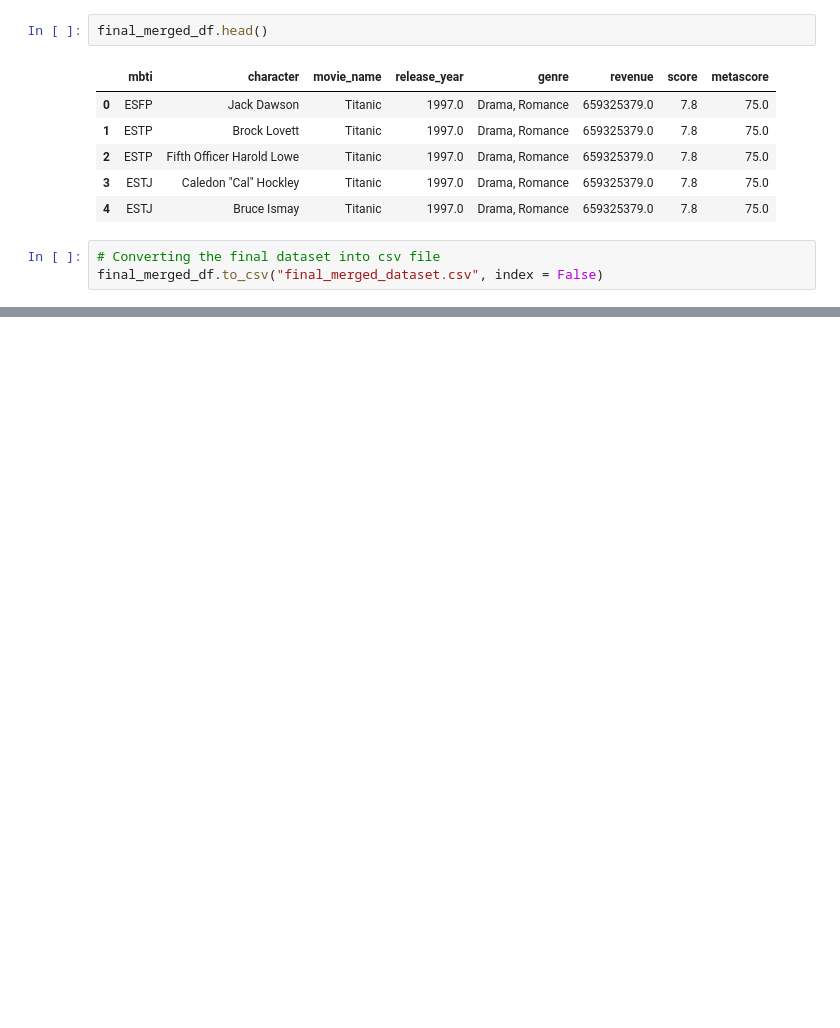
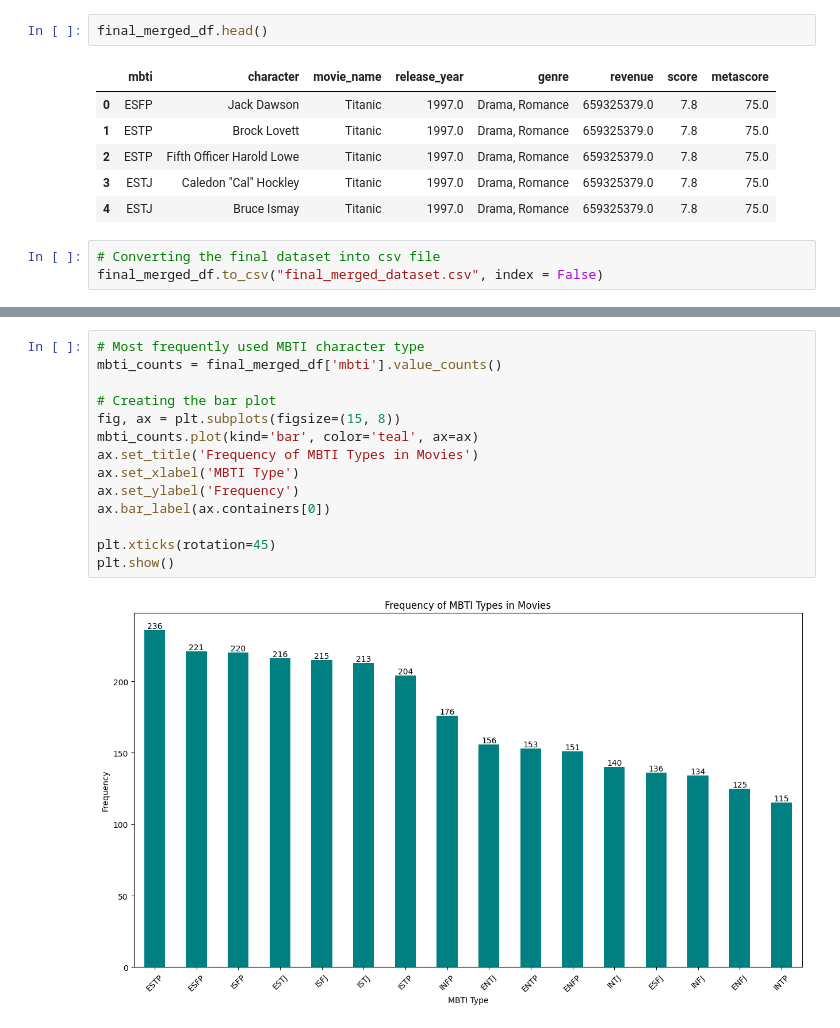
Before and after one commit to Xiaotong1120/Exploratory-Data-Analysis-on-Movie-Characters-MBTI-Personality-Types-, a Jupyter notebook: Data-Project_Group8.ipynb, the cells around one changed output, grey strips where cells are left out. Saved outputs shown, nothing was run; the diff lists cells and outputs as text; blank space fills up the shorter version.

```diff
--- a/Data-Project_Group8.ipynb
+++ b/Data-Project_Group8.ipynb
@@ -305,0 +344,16 @@ final_merged_df.to_csv("final_merged_dataset.csv", index = False)
+# %%
+# Most frequently used MBTI character type
+mbti_counts = final_merged_df['mbti'].value_counts()
+
+# Creating the bar plot
+fig, ax = plt.subplots(figsize=(15, 8))
+mbti_counts.plot(kind='bar', color='teal', ax=ax)
+ax.set_title('Frequency of MBTI Types in Movies')
+ax.set_xlabel('MBTI Type')
+ax.set_ylabel('Frequency')
+ax.bar_label(ax.containers[0])
+
+plt.xticks(rotation=45)
+plt.show()
+# %% [output]
+[figure, added]
```
Also changed, not shown: parts of 5 cells of this notebook.
